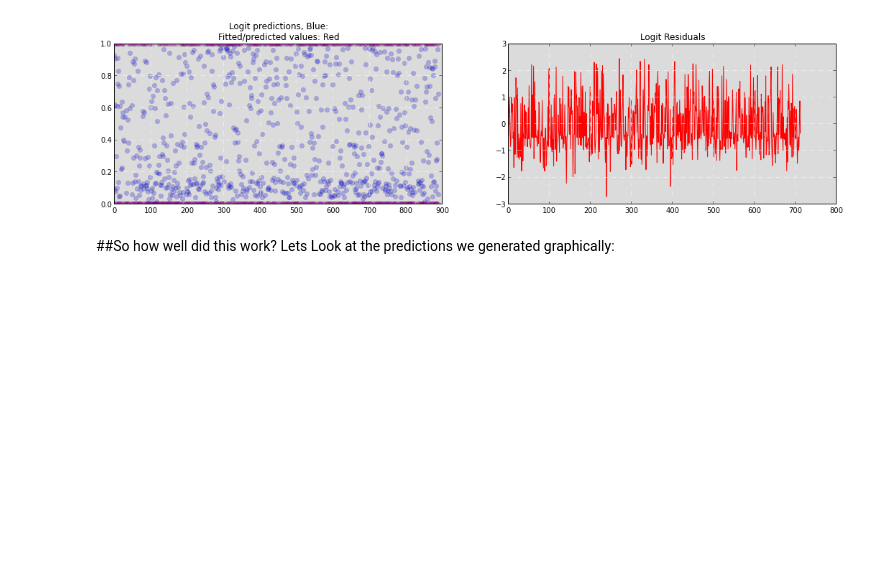
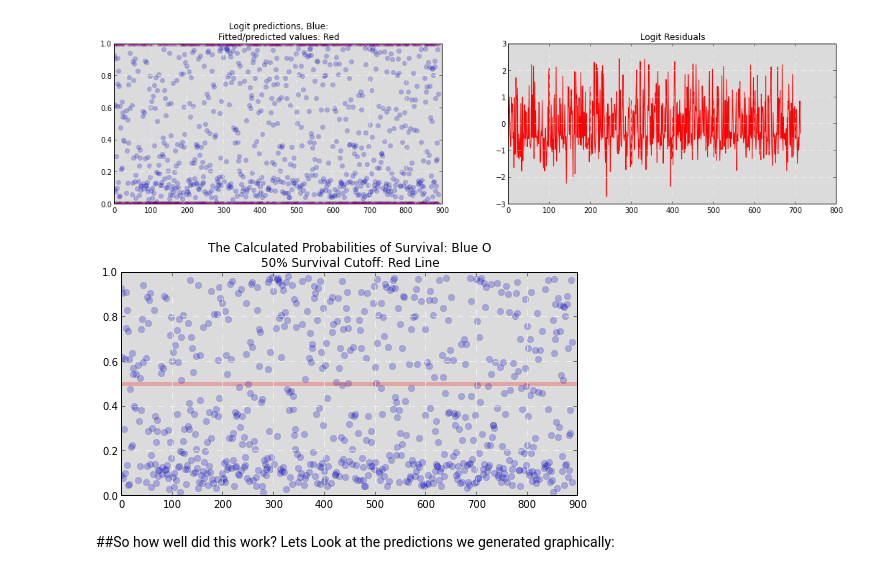
Before and after one commit to agconti/kaggle-titanic, a Jupyter notebook: Titanic.ipynb, the cells around one changed output. Drawn from its saved outputs; the diff is of its cells as text; code cells hidden in the pictures; blank space fills up the shorter version.

Commit message:
graph explainers test

```diff
--- a/Titanic.ipynb
+++ b/Titanic.ipynb
@@ -357,6 +357,16 @@ plt.grid(color='white', linestyle='dashed')
 plt.title('Logit Residuals');
 # %% [output]
 [figure]
+# %%
+plt.figure(figsize(18,4));
+plt.subplot(121, axisbg="#DBDBDB")
+ypred = res.predict(x)
+plt.plot(x.index, ypred, 'bo', [0,900], [.5,.5], 'r-',linewidth=4, alpha=.25);
+plt.grid(color='white', linestyle='dashed')
+plt.title('The Calculated Probabilities of Survival: Blue O\n50% Survival Cutoff: Red Line');
+savefig('calc_prob_wline.png', bbox_inches='tight')
+# %% [output]
+[figure, added]
 # %% [markdown]
 ##So how well did this work?
 Lets Look at the predictions we generated graphically:
```
Also changed, not shown: parts of 2 cells of this notebook.
